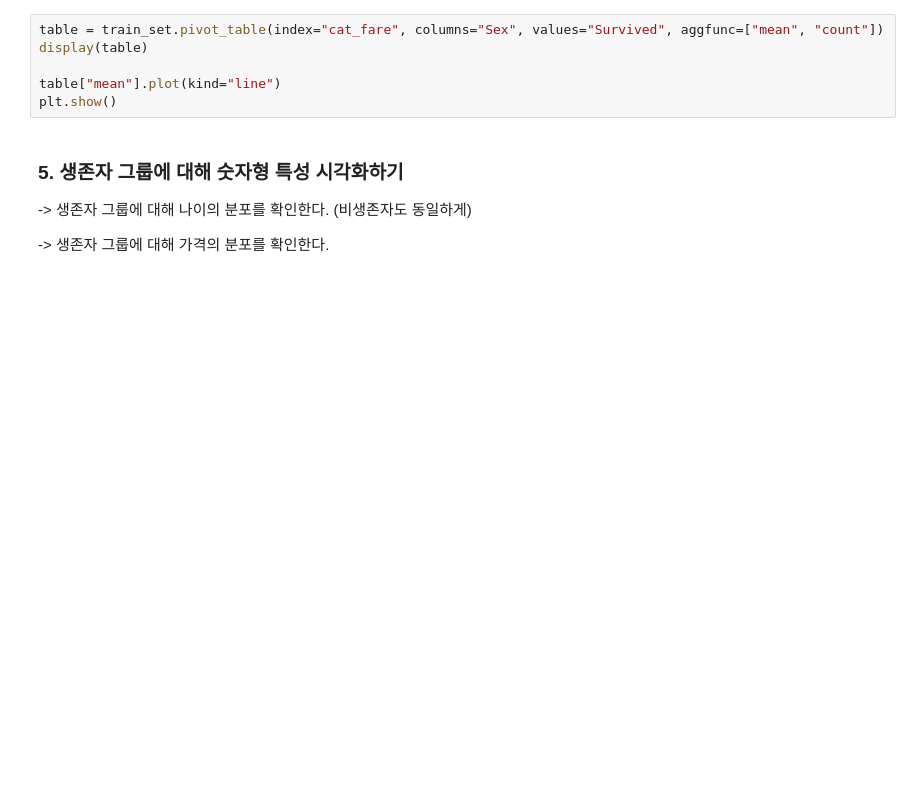
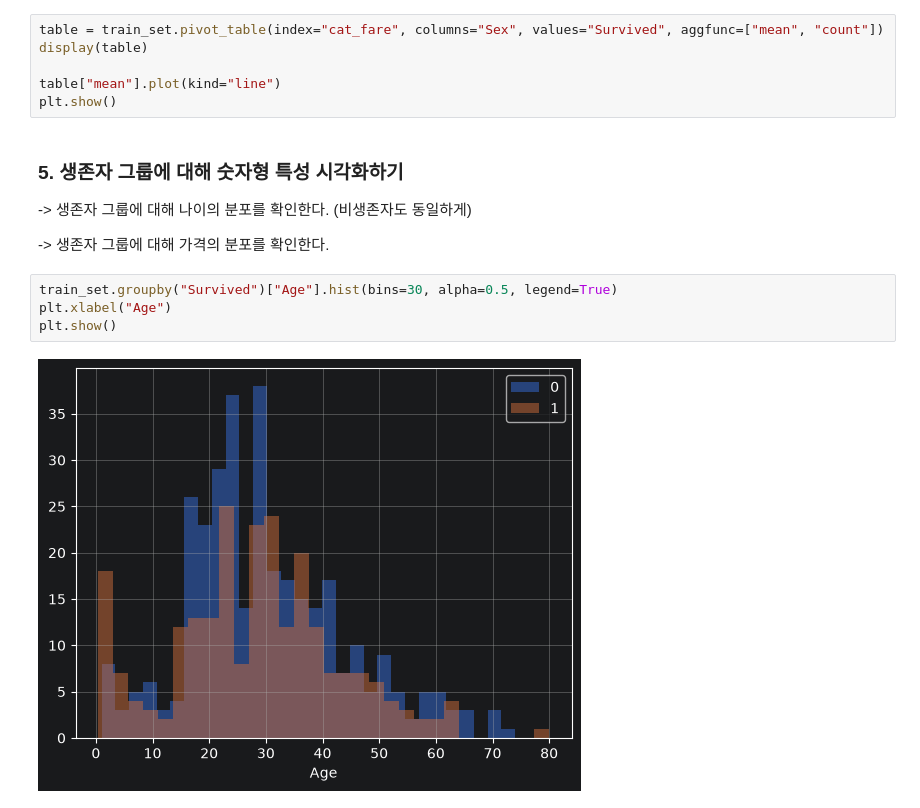
Before and after one commit to chc216/titanic-ml, a Jupyter notebook: notebooks/01-eda.ipynb, the cells around one changed output. Cells and saved outputs as stored; diff of their text form; blank space fills up the shorter version.

```diff
--- a/notebooks/01-eda.ipynb
+++ b/notebooks/01-eda.ipynb
@@ -355,3 +220,9 @@ plt.show()
 
 
 -> 생존자 그룹에 대해 가격의 분포를 확인한다.
+# %%
+train_set.groupby("Survived")["Age"].hist(bins=30, alpha=0.5, legend=True)
+plt.xlabel("Age")
+plt.show()
+# %% [output]
+[figure, added]
```
Also changed, not shown: parts of 19 cells of this notebook.
